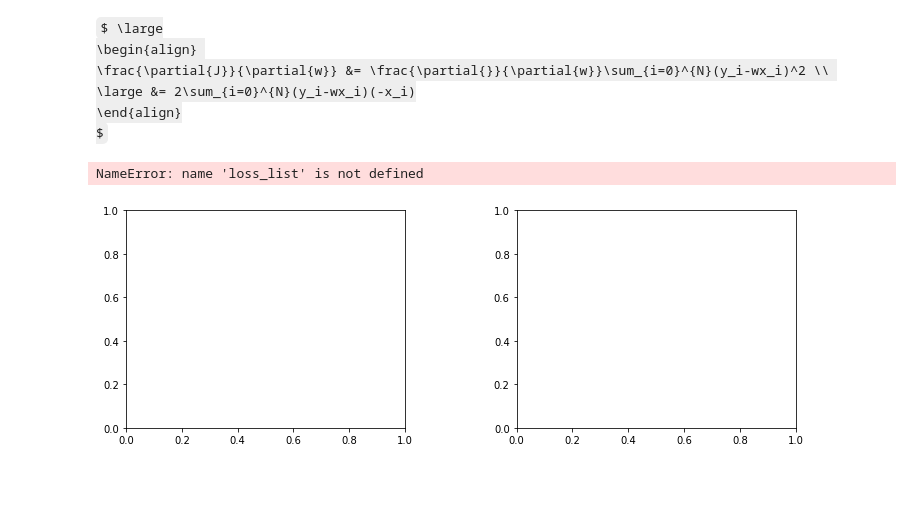
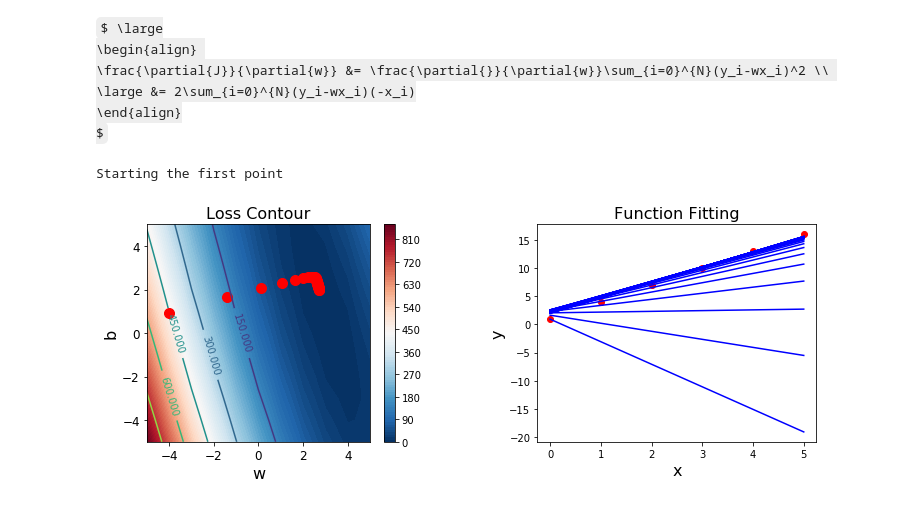
Before and after one commit to KinWaiCheuk/Learning, a Jupyter notebook: GradientDescent/Linear Regression y=wx+b.ipynb, the cells around one changed output. Cells and saved outputs as stored; diff of their text form; code cells hidden in the pictures; some formulas as TeX source.

Commit message:
Finished contour

```diff
--- a/GradientDescent/Linear Regression y=wx+b.ipynb
+++ b/GradientDescent/Linear Regression y=wx+b.ipynb
@@ -4,7 +5,8 @@ import matplotlib.pyplot as plt
 # %%
 x = torch.arange(0.,6.)
 # %%
-w = torch.rand(1, requires_grad=True)
+# w = torch.rand(1, requires_grad=True)
+w = torch.tensor([-4.], requires_grad=True)
 b = torch.rand(1, requires_grad=True)
 # %%
 def f(x):
@@ -56,7 +33,7 @@ b_history = []
 loss_history = []
 y_pred_history = []
 
-lr = 1e-2
+lr = 2e-2
 
 for i in range(50):
     try:
@@ -80,6 +57,8 @@ for i in range(50):
     with torch.no_grad():
         w -= w.grad * lr
         b -= b.grad * lr
+# %% [output]
+Starting the first point
 # %%
 import matplotlib.pyplot as plt
 import matplotlib.animation as animation
@@ -89,35 +68,58 @@ from IPython.display import HTML
 # %%
 fig, (ax1, ax2) = plt.subplots(1,2, figsize=(12,4))
 fig.subplots_adjust(wspace = 0.4)
 
 ims = []
 
+# LHS
+
+# This is for visualization only, the machine learning model cannot see the full picture
+w_range = torch.arange(-5.,6.)
+b_range = torch.arange(-5.,6.)
+W, B = torch.meshgrid(w_range, b_range)
+Z = torch.zeros(W.shape)
+
+Y_pred = torch.unsqueeze(W, dim=-1)*x + torch.unsqueeze(B, dim=-1)
+Y_true = torch.unsqueeze(torch.unsqueeze(y_true, dim=0), dim=0)
+
+Z = (Y_pred - Y_true)**2
+Z = Z.mean(-1)
+
+CS = ax1.contour(W, B, Z, levels=5)
+im1 = ax1.contourf(W, B, Z, levels=100, cmap="RdBu_r")
+ax1.set_xlabel('w', fontsize=16)
+ax1.set_ylabel('b', fontsize=16)
+fig.colorbar(im1, ax=ax1)
+ax1.clabel(CS, inline=1, fontsize=10)
+ax1.set_title('Loss Contour', fontsize= 16)
+ax1.tick_params(axis='both', labelsize=12)
 
 
-# LHS
-im1, = ax1.plot(w_range.detach().numpy(), loss_list, linewidth=3,zorder=-1)
-ax1.set_title("Loss vs Parameters", fontsize=18)
-ax1.tick_params(axis='both', labelsize=12)
-ax1.set_xlabel('w', fontsize=16)
-ax1.set_ylabel('loss', fontsize=16)
-ax1.grid(True)
+# im1, = ax1.plot(w_range.detach().numpy(), loss_list, linewidth=3,zorder=-1)
+# ax1.set_title("Loss vs Parameters", fontsize=18)
+# ax1.tick_params(axis='both', labelsize=12)
+# ax1.set_xlabel('w', fontsize=16)
+# ax1.set_ylabel('loss', fontsize=16)
+# ax1.grid(True)
 
 # RHS
 # im2, = ax2.plot(w_range.detach().numpy(), w_range.grad.numpy(), linewidth=3, zorder=-1)
 # ax2.set_title("Gradient of Loss w.r.t. w", fontsize=18)
 # ax2.tick_params(axis='both', labelsize=12)
 # ax2.set_xlabel('w', fontsize=16)
 # ax2.set_ylabel('Gradient', fontsize=16)
 # ax2.grid(True)
 
 im2, = ax2.plot(y_true.data.numpy(), 'ro',)
+ax2.set_title("Function Fitting", fontsize=16)
+ax2.set_xlabel('x', fontsize=16)
+ax2.set_ylabel('y', fontsize=16)
 
 for i in range(len(w_history)):
-    im1 = ax1.scatter(w_history[i].detach(),loss_history[i], c='red', s=100,vmin=0, vmax=len(w_history), cmap='jet')
+    im1 = ax1.scatter(w_history[i].detach(),b_history[i].detach(), c='red', s=100,vmin=0, vmax=len(w_history), cmap='jet')
 #     im2 = ax2.scatter(w_history[i].detach(),wgrad_history[i], c='red', s=100,vmin=0, vmax=len(w_history), cmap='jet')
     im2, = ax2.plot(y_pred_history[i].numpy(), c='b')
     ims.append([im1,im2])
 # %% [output]
-NameError: name 'loss_list' is not defined
-[figure, old version]
+[figure, new version]
 # %%
```
Also changed, not shown: parts of 8 cells of this notebook.
